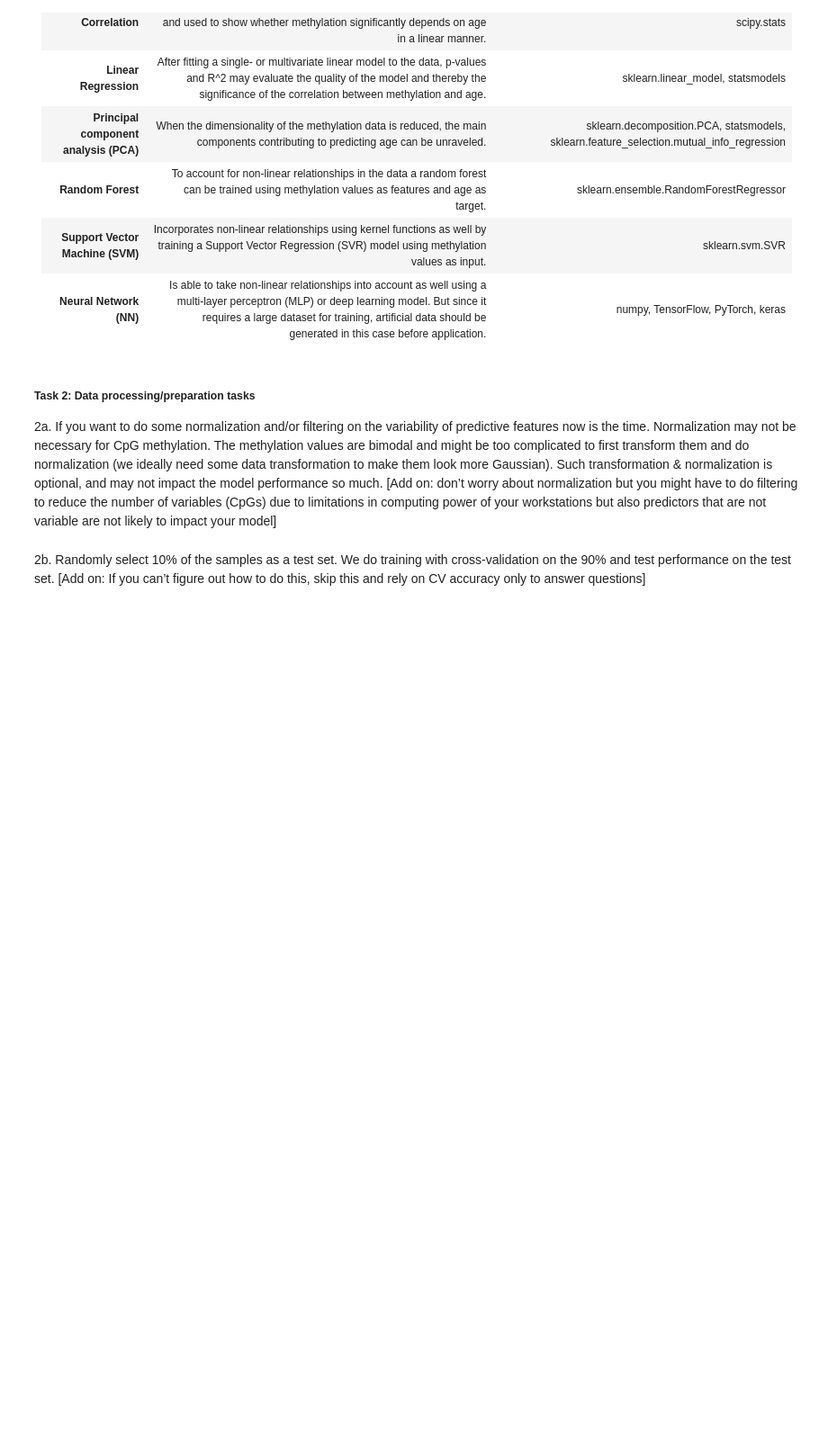
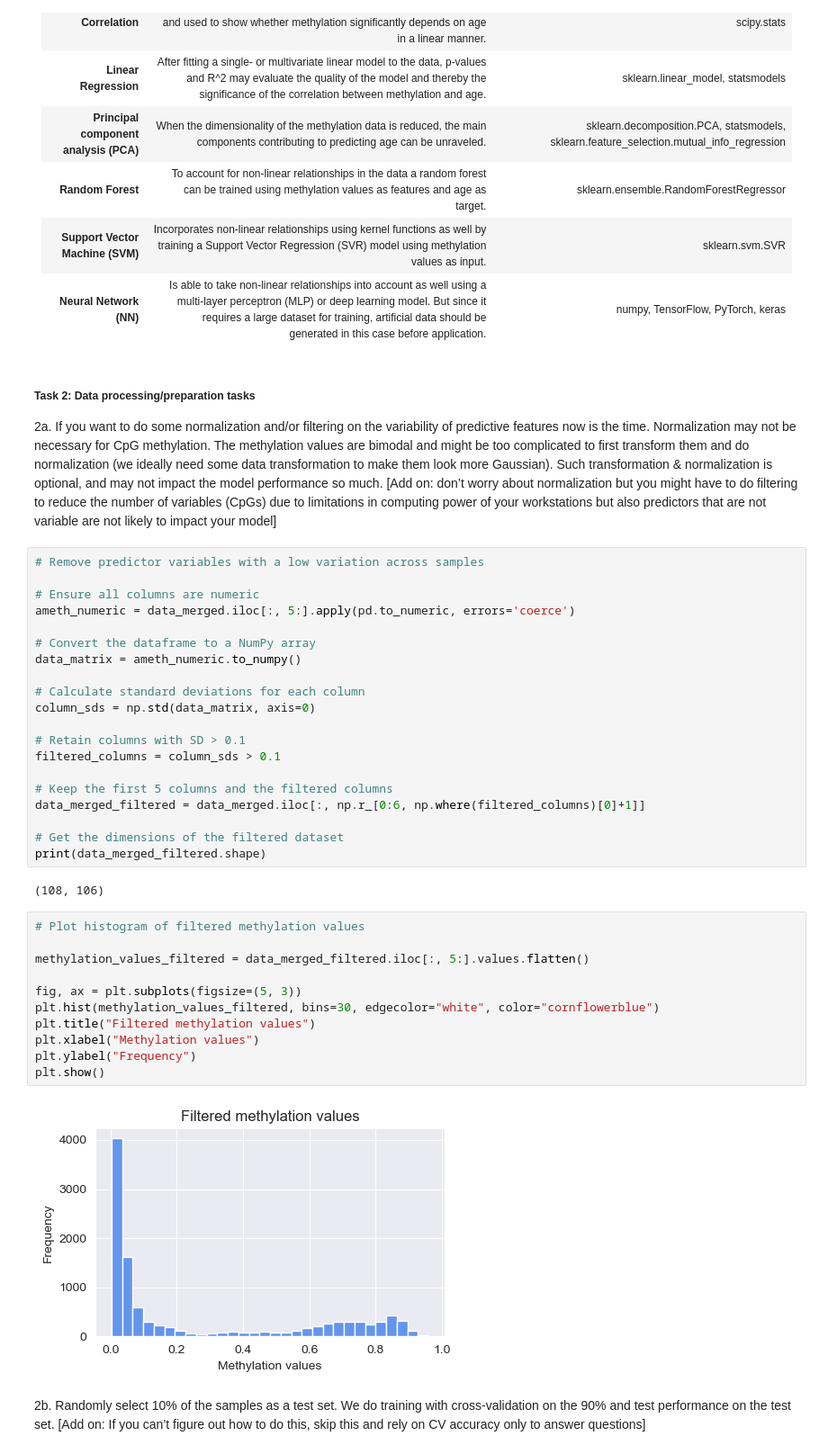
Before and after one commit to olxssa/computational_genomics, a Jupyter notebook: Final_Report.ipynb, the cells around one changed output. Shown at 90% size. Drawn from its saved outputs; the diff is of its cells as text; blank space fills up the shorter version.

```diff
--- a/Final_Report.ipynb
+++ b/Final_Report.ipynb
@@ -116,5 +133,40 @@ Which strategies/methods can be used to test if methylation is predictive of Age
 ##### Task 2: Data processing/preparation tasks
 
 2a. If you want to do some normalization and/or filtering on the variability of predictive features now is the time. Normalization may not be necessary for CpG methylation. The methylation values are bimodal and might be too complicated to first transform them and do normalization (we ideally need some data transformation to make them look more Gaussian). Such transformation & normalization is optional, and may not impact the model performance so much. [Add on: don’t worry about normalization but you might have to do filtering to reduce the number of variables (CpGs) due to limitations in computing power of your workstations but also predictors that are not variable are not likely to impact your model]
+# %%
+# Remove predictor variables with a low variation across samples
+
+# Ensure all columns are numeric
+ameth_numeric = data_merged.iloc[:, 5:].apply(pd.to_numeric, errors='coerce')
+
+# Convert the dataframe to a NumPy array
+data_matrix = ameth_numeric.to_numpy()
+
+# Calculate standard deviations for each column
+column_sds = np.std(data_matrix, axis=0)
+
+# Retain columns with SD > 0.1
+filtered_columns = column_sds > 0.1
+
+# Keep the first 5 columns and the filtered columns
+data_merged_filtered = data_merged.iloc[:, np.r_[0:6, np.where(filtered_columns)[0]+1]]
+
+# Get the dimensions of the filtered dataset
+print(data_merged_filtered.shape)
+# %% [output]
+(108, 106)
+# %%
+# Plot histogram of filtered methylation values
+
+methylation_values_filtered = data_merged_filtered.iloc[:, 5:].values.flatten()
+
+fig, ax = plt.subplots(figsize=(5, 3))
+plt.hist(methylation_values_filtered, bins=30, edgecolor="white", color="cornflowerblue")
+plt.title("Filtered methylation values")
+plt.xlabel("Methylation values")
+plt.ylabel("Frequency")
+plt.show()
+# %% [output]
+[figure, added]
 # %% [markdown]
 2b. Randomly select 10% of the samples as a test set. We do training with cross-validation on the 90% and test performance on the test set.     [Add on: If you can’t figure out how to do this, skip this and rely on CV accuracy only to answer questions]
```
Also changed, not shown: parts of 7 cells of this notebook.
